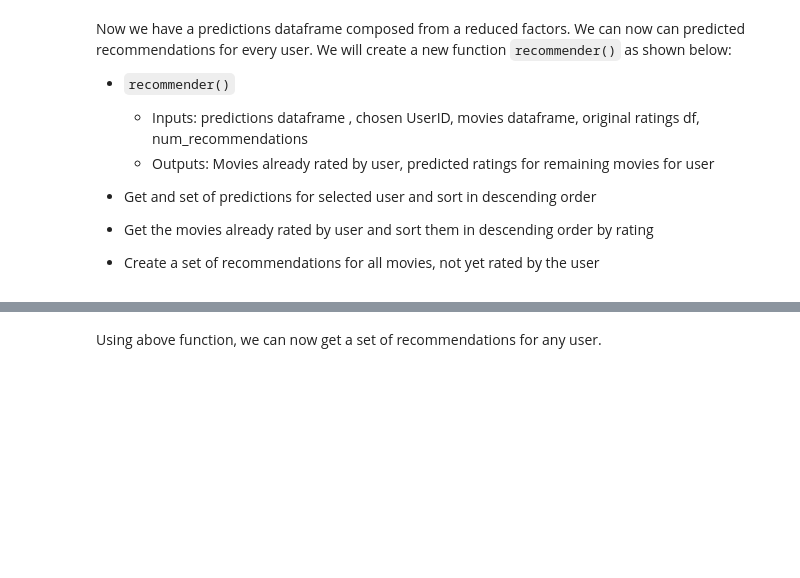
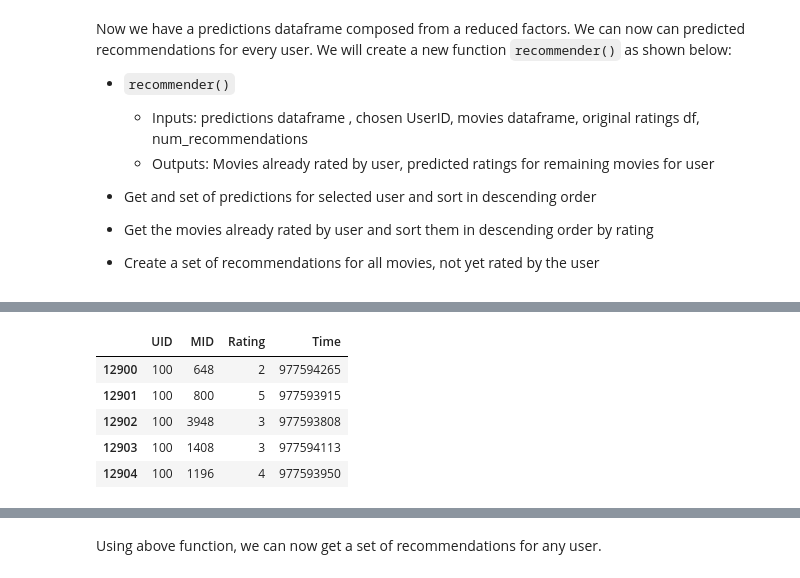
Before and after one commit to ssrosa/dsc-4-39-04-singular-value-decomposition-numpy-scipy-lab-online-ds-pt-100118, a Jupyter notebook: index.ipynb, the cells around one changed output, grey strips where cells are left out. Cells and saved outputs as stored; diff of their text form; code cells hidden in the pictures; blank space fills up the shorter version.

```diff
--- a/index.ipynb
+++ b/index.ipynb
@@ -259,0 +293,9 @@ def recommender(predictions_df, UID, movies_df, original_ratings_df, num_recomme
+# %%
+user_data.head()
+# %% [output]
+|  | UID | MID | Rating | Time |
+| 12900 | 100 | 648 | 2 | 977594265 |
+| 12901 | 100 | 800 | 5 | 977593915 |
+| 12902 | 100 | 3948 | 3 | 977593808 |
+| 12903 | 100 | 1408 | 3 | 977594113 |
+| 12904 | 100 | 1196 | 4 | 977593950 |
```
Also changed, not shown: parts of 11 cells of this notebook.
